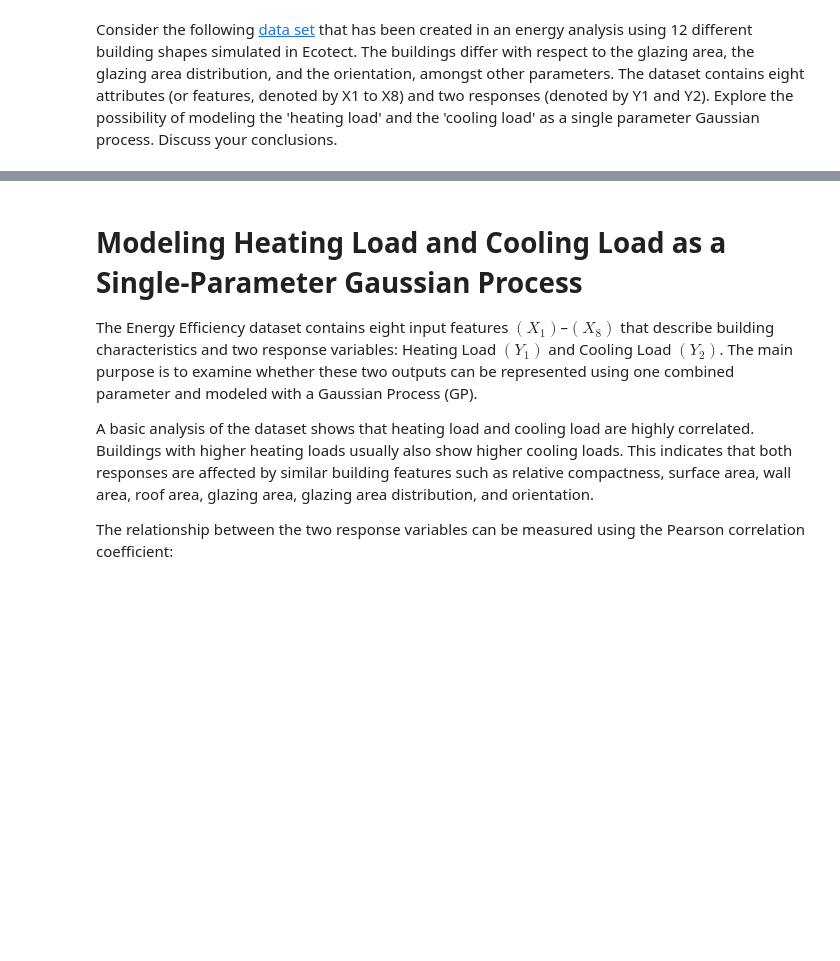
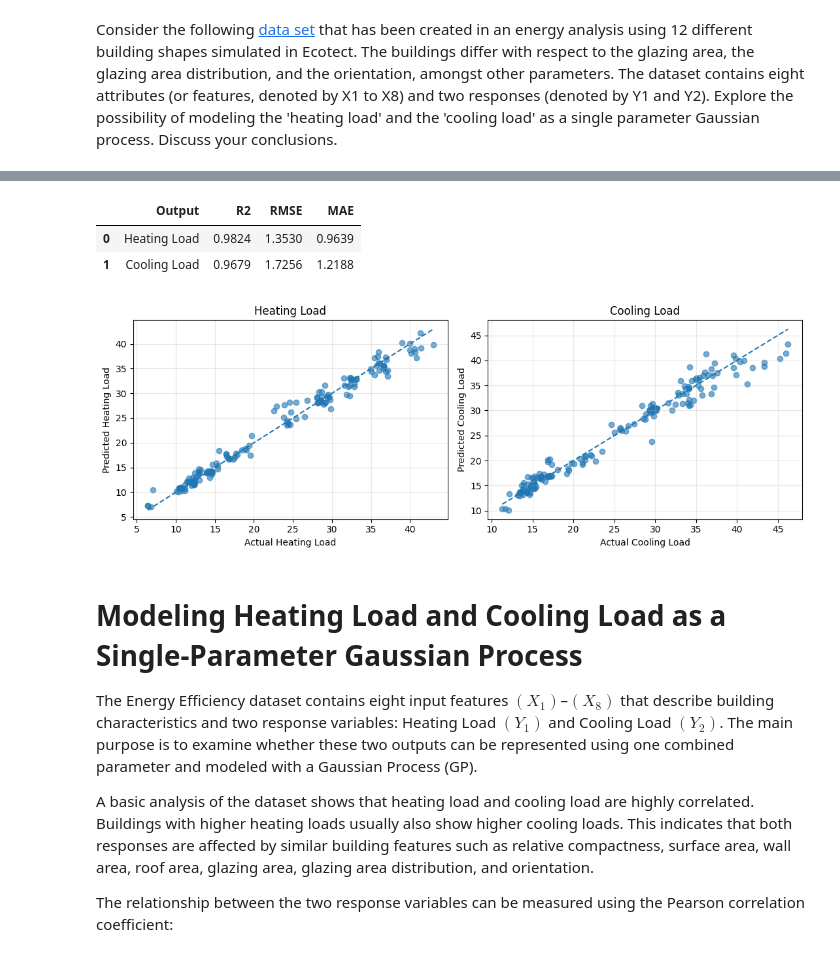
Before and after one commit to e22171-lab/Statistical-Learning-e22171, a Jupyter notebook: Untitled3.ipynb, the cells around one changed output, grey strips where cells are left out. Cells and saved outputs as stored; diff of their text form; code cells hidden in the pictures; blank space fills up the shorter version.

```diff
--- a/Untitled3.ipynb
+++ b/Untitled3.ipynb
@@ -6,0 +109,15 @@ Consider the following [data set](https://www.kaggle.com/datasets/elikplim/eergy
+# %%
+gpr_model = GaussianProcessRegressor(
+    kernel=RBF(length_scale=1.0),
+    alpha=0.05,
+    normalize_y=True,
+    optimizer=None,
+    random_state=42
+)
+
+gpr_model.fit(X_train_scaled, z_train)
+z_pred = gpr_model.predict(X_test_scaled)
+
+# Convert the predicted single parameter back to Y1 and Y2
+y_pred_scaled = pca.inverse_transform(z_pred.reshape(-1, 1))
+y_pred = y_scaler.inverse_transform(y_pred_scaled)
@@ -7,3 +126,48 @@ Consider the following [data set](https://www.kaggle.com/datasets/elikplim/eergy
+# %%
+gpr_results = pd.DataFrame({
+    'Output': ['Heating Load', 'Cooling Load'],
+    'R2': [
+        r2_score(y_test['Y1'], y_pred[:, 0]),
+        r2_score(y_test['Y2'], y_pred[:, 1])
+    ],
+    'RMSE': [
+        mean_squared_error(y_test['Y1'], y_pred[:, 0]) ** 0.5,
+        mean_squared_error(y_test['Y2'], y_pred[:, 1]) ** 0.5
+    ],
+    'MAE': [
+        mean_absolute_error(y_test['Y1'], y_pred[:, 0]),
+        mean_absolute_error(y_test['Y2'], y_pred[:, 1])
+    ]
+})
+
+gpr_results.round(4)
+# %% [output]
+|  | Output | R2 | RMSE | MAE |
+| 0 | Heating Load | 0.9824 | 1.3530 | 0.9639 |
+| 1 | Cooling Load | 0.9679 | 1.7256 | 1.2188 |
+# %%
+fig, axes = plt.subplots(1, 2, figsize=(11, 4))
+
+axes[0].scatter(y_test['Y1'], y_pred[:, 0], alpha=0.6)
+axes[0].plot([y_test['Y1'].min(), y_test['Y1'].max()],
+             [y_test['Y1'].min(), y_test['Y1'].max()], '--')
+axes[0].set_xlabel('Actual Heating Load')
+axes[0].set_ylabel('Predicted Heating Load')
+axes[0].set_title('Heating Load')
+axes[0].grid(alpha=0.3)
+
+axes[1].scatter(y_test['Y2'], y_pred[:, 1], alpha=0.6)
+axes[1].plot([y_test['Y2'].min(), y_test['Y2'].max()],
+             [y_test['Y2'].min(), y_test['Y2'].max()], '--')
+axes[1].set_xlabel('Actual Cooling Load')
+axes[1].set_ylabel('Predicted Cooling Load')
+axes[1].set_title('Cooling Load')
+axes[1].grid(alpha=0.3)
+
+plt.tight_layout()
+plt.show()
+# %% [output]
+[figure, added]
 # %% [markdown]
 # Modeling Heating Load and Cooling Load as a Single-Parameter Gaussian Process
 
```
Also changed, not shown: parts of 27 cells of this notebook.
